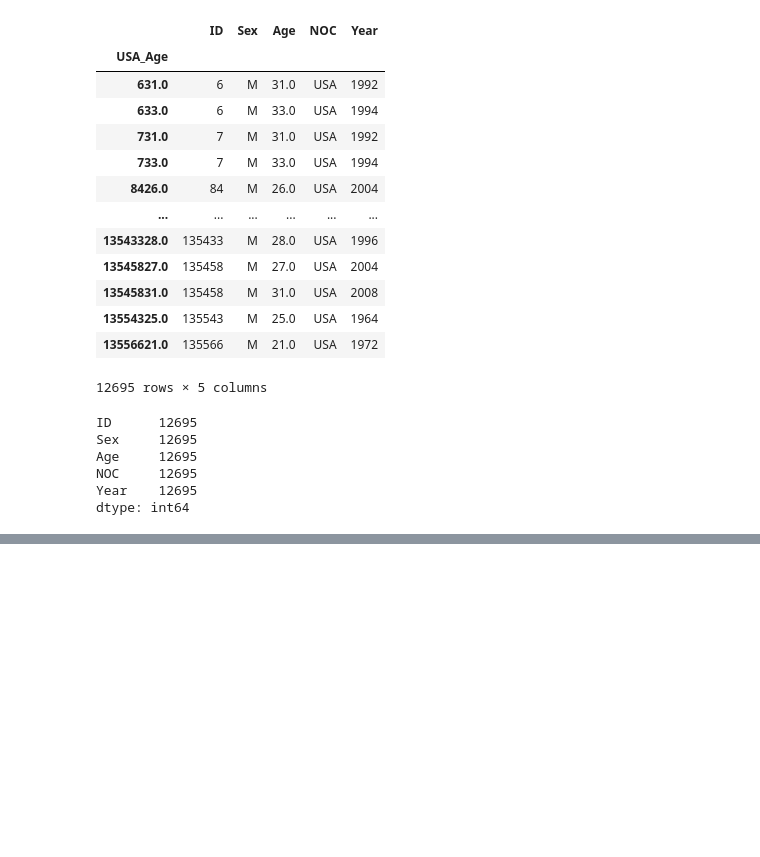
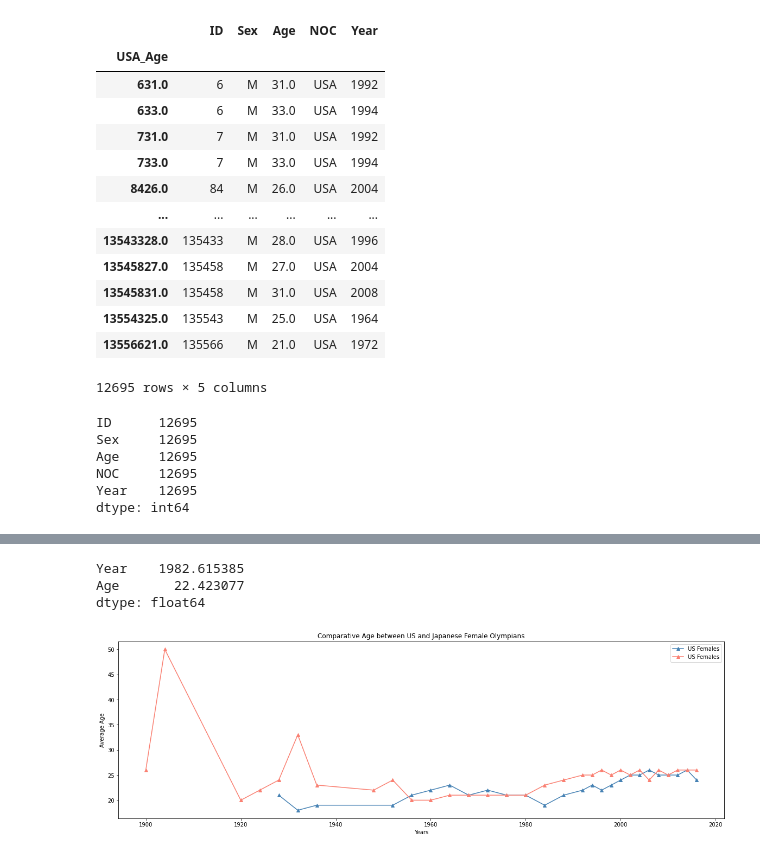
Before and after one commit to fhelms8/Git_Sum_Group_Prj, a Jupyter notebook: Tyler_Work_Age.ipynb, the cells around one changed output, grey strips where cells are left out. Drawn from its saved outputs; the diff is of its cells as text; code cells hidden in the pictures; blank space fills up the shorter version.

```diff
--- a/Tyler_Work_Age.ipynb
+++ b/Tyler_Work_Age.ipynb
@@ -446,0 +488,27 @@ plt.show()
+# %%
+women_age_jpn.mean()
+# %% [output]
+Year    1982.615385
+Age       22.423077
+dtype: float64
+# %%
+#Creating line chart for comparison of US Female vs Japanese Female Olympians
+women_jpn = women_age_jpn
+us_women = us_women_age
+
+f = plt.figure()
+f.set_figwidth(20)
+f.set_figheight(6)
+
+
+plt.plot(women_jpn['Year'], women_jpn['Age'], marker = '^', color= 'steelblue', label= "US Females")
+plt.plot(us_women['Year'], us_women['Age'], marker = '^', color='salmon', label= "US Females")
+
+plt.xlabel("Years")
+plt.ylabel("Average Age")
+plt.title("Comparative Age between US and Japanese Female Olympians")
+plt.legend(loc="upper right")
+
+plt.show()
+# %% [output]
+[figure, added]
```
Also changed, not shown: parts of 62 cells of this notebook.
